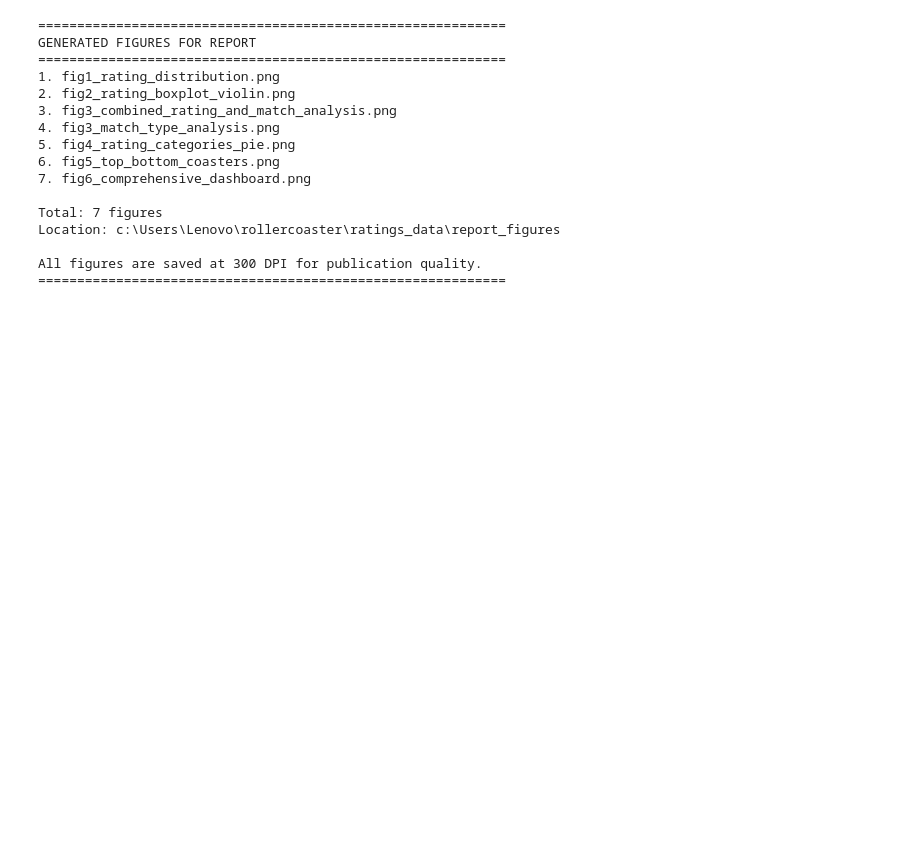
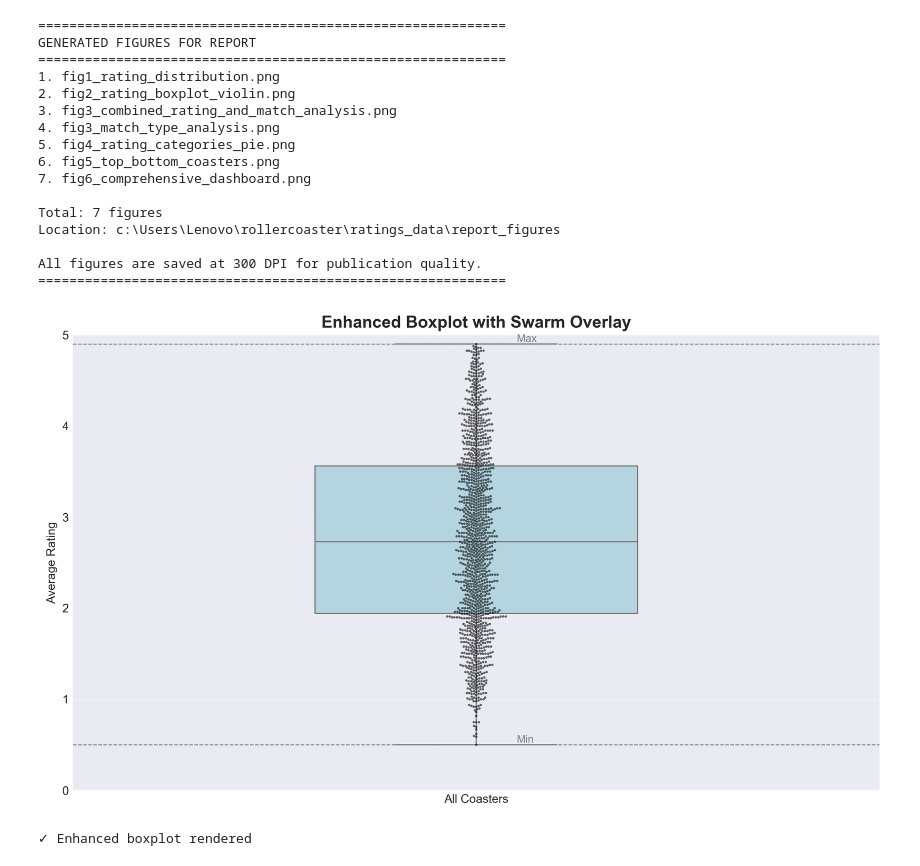
Before and after one commit to gwenzel/rollercoaster, a Jupyter notebook: ratings_data/coaster_data_exploration.ipynb, the cells around one changed output. Cells and saved outputs as stored; diff of their text form; code cells hidden in the pictures; blank space fills up the shorter version.

```diff
--- a/ratings_data/coaster_data_exploration.ipynb
+++ b/ratings_data/coaster_data_exploration.ipynb
@@ -684,3 +709,33 @@ Location: c:\Users\Lenovo\rollercoaster\ratings_data\report_figures
 
 All figures are saved at 300 DPI for publication quality.
 ============================================================
+# %%
+# Enhanced boxplot with category overlays and swarm
+import seaborn as sns
+import matplotlib.pyplot as plt
+import numpy as np
+from pathlib import Path
+
+fig, ax = plt.subplots(figsize=(10, 6))
+sns.boxplot(x=np.repeat('All Coasters', len(df)), y=df['avg_rating'], ax=ax, color='#ADD8E6', width=0.4)
+sns.swarmplot(x=np.repeat('All Coasters', len(df)), y=df['avg_rating'], ax=ax, size=2, color='black', alpha=0.6)
+
+# Annotate quartiles and whiskers
+q1, q2, q3 = np.percentile(df['avg_rating'], [25, 50, 75])
+min_v, max_v = df['avg_rating'].min(), df['avg_rating'].max()
+for val, label in [(q1,'Q1'),(q2,'Median'),(q3,'Q3'),(min_v,'Min'),(max_v,'Max')]:
+    ax.axhline(val, color='gray', linestyle='--', linewidth=0.8)
+    ax.text(0.05, val, label, va='bottom', ha='left', fontsize=9, color='gray')
+
+ax.set_title('Enhanced Boxplot with Swarm Overlay', fontsize=14, fontweight='bold')
+ax.set_xlabel('')
+ax.set_ylabel('Average Rating')
+ax.set_ylim([0, 5])
+ax.grid(True, axis='y', alpha=0.3)
+plt.tight_layout()
+plt.show()
+
+print('✓ Enhanced boxplot rendered')
+# %% [output]
+[figure, added]
+✓ Enhanced boxplot rendered
```
Also changed, not shown: parts of 6 cells of this notebook, 6 other files.
